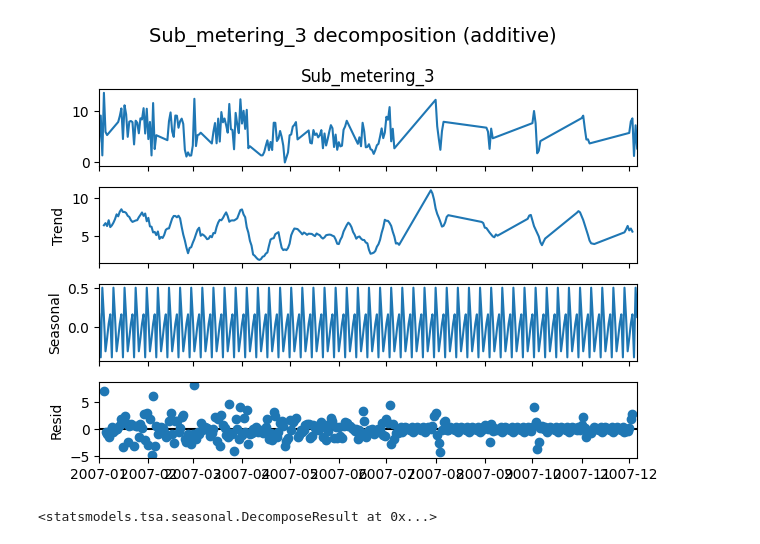
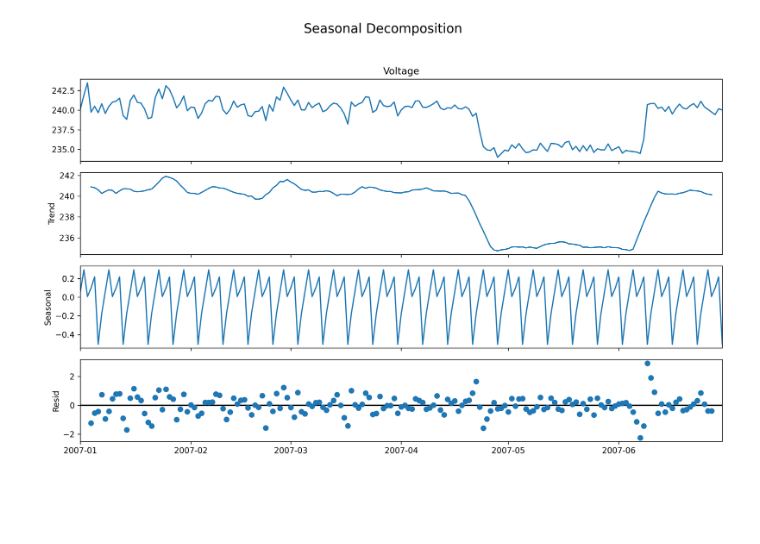
Before and after one commit to gabrielhaw/timeseries-project, a Jupyter notebook: notebooks/pipeline.ipynb, the cells around one changed output. Drawn from its saved outputs; the diff is of its cells as text; code cells hidden in the pictures; blank space fills up the shorter version.

```diff
--- a/notebooks/pipeline.ipynb
+++ b/notebooks/pipeline.ipynb
@@ -6,7 +5,11 @@ import os
 sys.path.append(os.path.abspath("../"))
 from src.bts import *
 # %%
-# 1. Load cached dataset
+# load cached dataset
 path = kagglehub.dataset_download(
     "thedevastator/240000-household-electricity-consumption-records"
 )
+
+# load and preprocess data
+csv_path = os.path.join(path, "household_power_consumption.csv")
+df = preproc(csv_path)
@@ -35,6 +25,7 @@ menu       - Options: pairplot, hist, kde, box, qq, line
 # %%
-# stationarity test for time series data
-instance.seasonal(variable='Sub_metering_3', model='additive', period=7)
+# eda for seasonal trend
+dfres = resample(df, time='daily')
+series = seasonal(dfres, variable='Voltage', model='additive', period=7) # period looks at over how long we think the cycle occurs
+plot_seasonal_decompose(series, model='additive', title="Seasonal Decomposition", figsize=(12, 8))
 # %% [output]
-[figure, old version]
+[figure, new version]
-<statsmodels.tsa.seasonal.DecomposeResult at 0x...>
```
Also changed, not shown: parts of 8 cells of this notebook, 3 other files.
